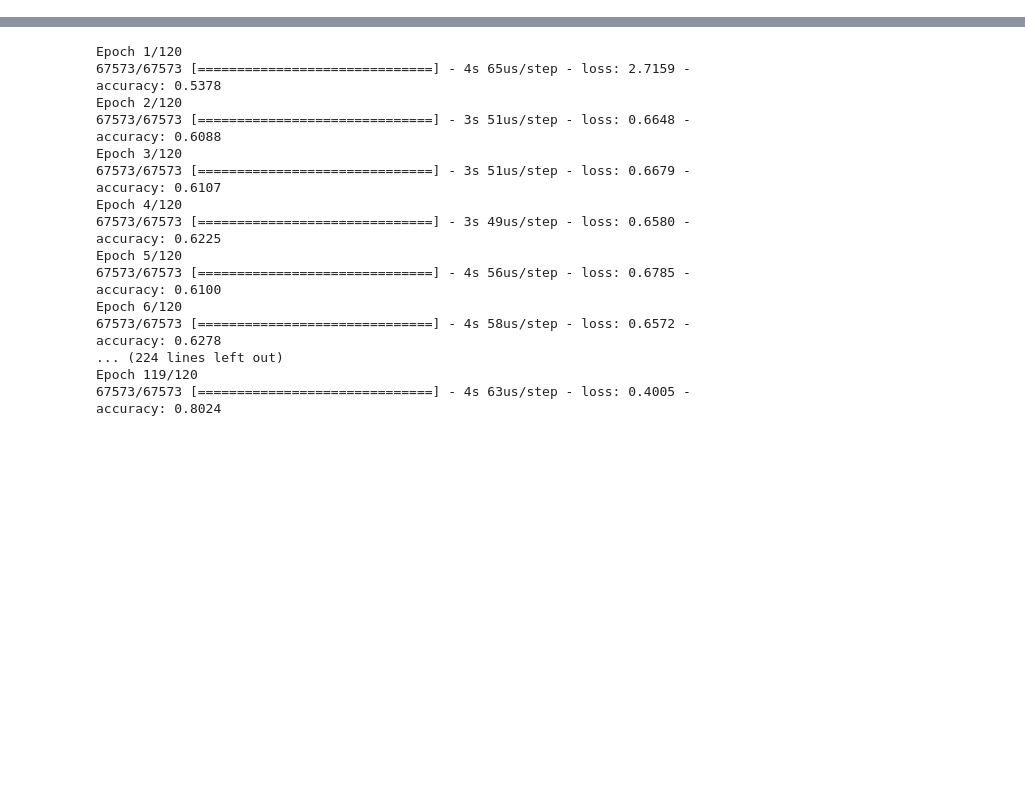
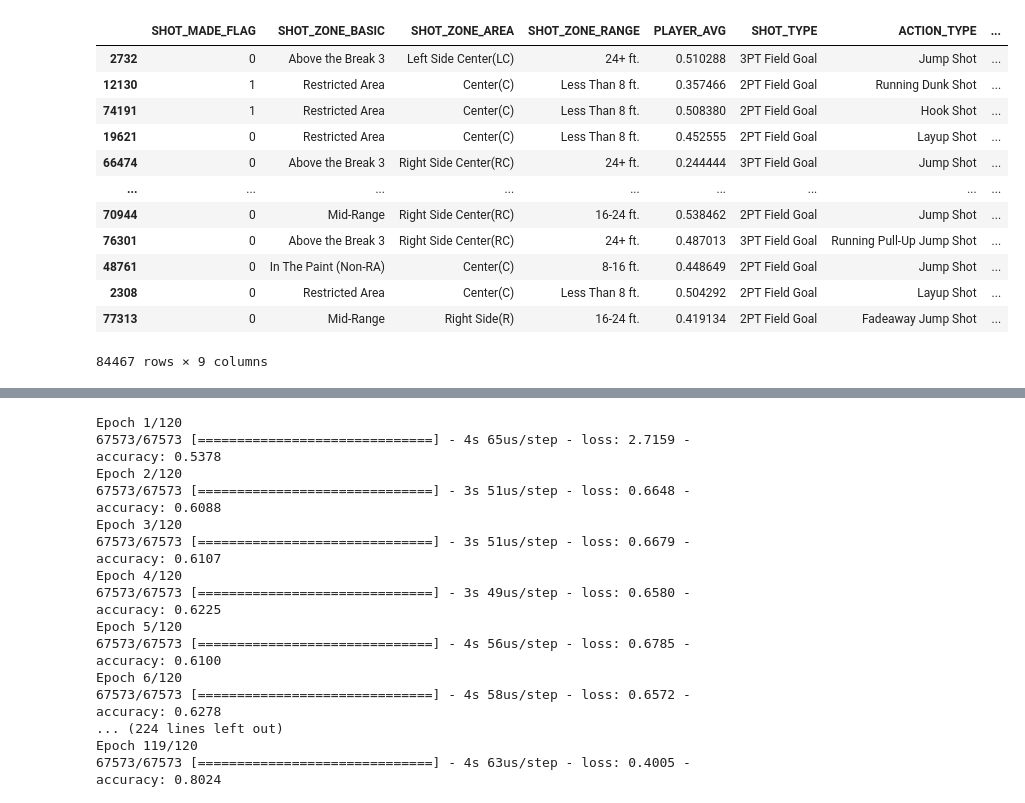
Before and after one commit to tomerzur/NBA-Shot-Prediction, a Jupyter notebook: Neural Model.ipynb, the cells around one changed output, grey strips where cells are left out. Drawn from its saved outputs; the diff is of its cells as text; code cells hidden in the pictures; blank space fills up the shorter version.

```diff
--- a/Neural Model.ipynb
+++ b/Neural Model.ipynb
@@ -35,3 +87,21 @@ dataset = onehot_encode(dataset)
+# %%
+dataset_imp_features_only = dataset_copy[['SHOT_MADE_FLAG', 'SHOT_ZONE_BASIC', 'SHOT_ZONE_AREA', 'SHOT_ZONE_RANGE',
+                                    'PLAYER_AVG', 'SHOT_TYPE', 'ACTION_TYPE', 'SHOT_DISTANCE', 'LOC_Y']]
+dataset_imp_features_only
+# %% [output]
+|  | SHOT_MADE_FLAG | SHOT_ZONE_BASIC | SHOT_ZONE_AREA | SHOT_ZONE_RANGE | PLAYER_AVG | SHOT_TYPE | ACTION_TYPE | ... |
+| 2732 | 0 | Above the Break 3 | Left Side Center(LC) | 24+ ft. | 0.510288 | 3PT Field Goal | Jump Shot | ... |
+| 12130 | 1 | Restricted Area | Center(C) | Less Than 8 ft. | 0.357466 | 2PT Field Goal | Running Dunk Shot | ... |
+| 74191 | 1 | Restricted Area | Center(C) | Less Than 8 ft. | 0.508380 | 2PT Field Goal | Hook Shot | ... |
+| 19621 | 0 | Restricted Area | Center(C) | Less Than 8 ft. | 0.452555 | 2PT Field Goal | Layup Shot | ... |
+| 66474 | 0 | Above the Break 3 | Right Side Center(RC) | 24+ ft. | 0.244444 | 3PT Field Goal | Jump Shot | ... |
+| ... | ... | ... | ... | ... | ... | ... | ... | ... |
+| 70944 | 0 | Mid-Range | Right Side Center(RC) | 16-24 ft. | 0.538462 | 2PT Field Goal | Jump Shot | ... |
+| 76301 | 0 | Above the Break 3 | Right Side Center(RC) | 24+ ft. | 0.487013 | 3PT Field Goal | Running Pull-Up Jump Shot | ... |
+| 48761 | 0 | In The Paint (Non-RA) | Center(C) | 8-16 ft. | 0.448649 | 2PT Field Goal | Jump Shot | ... |
+| 2308 | 0 | Restricted Area | Center(C) | Less Than 8 ft. | 0.504292 | 2PT Field Goal | Layup Shot | ... |
+| 77313 | 0 | Mid-Range | Right Side(R) | 16-24 ft. | 0.419134 | 2PT Field Goal | Fadeaway Jump Shot | ... |
+84467 rows × 9 columns
 # %%
 train_data, test_data = train_test_split(dataset, test_size=0.2)
 x_train = train_data.drop(['SHOT_MADE_FLAG'], axis=1)
```
Also changed, not shown: parts of 12 cells of this notebook.
